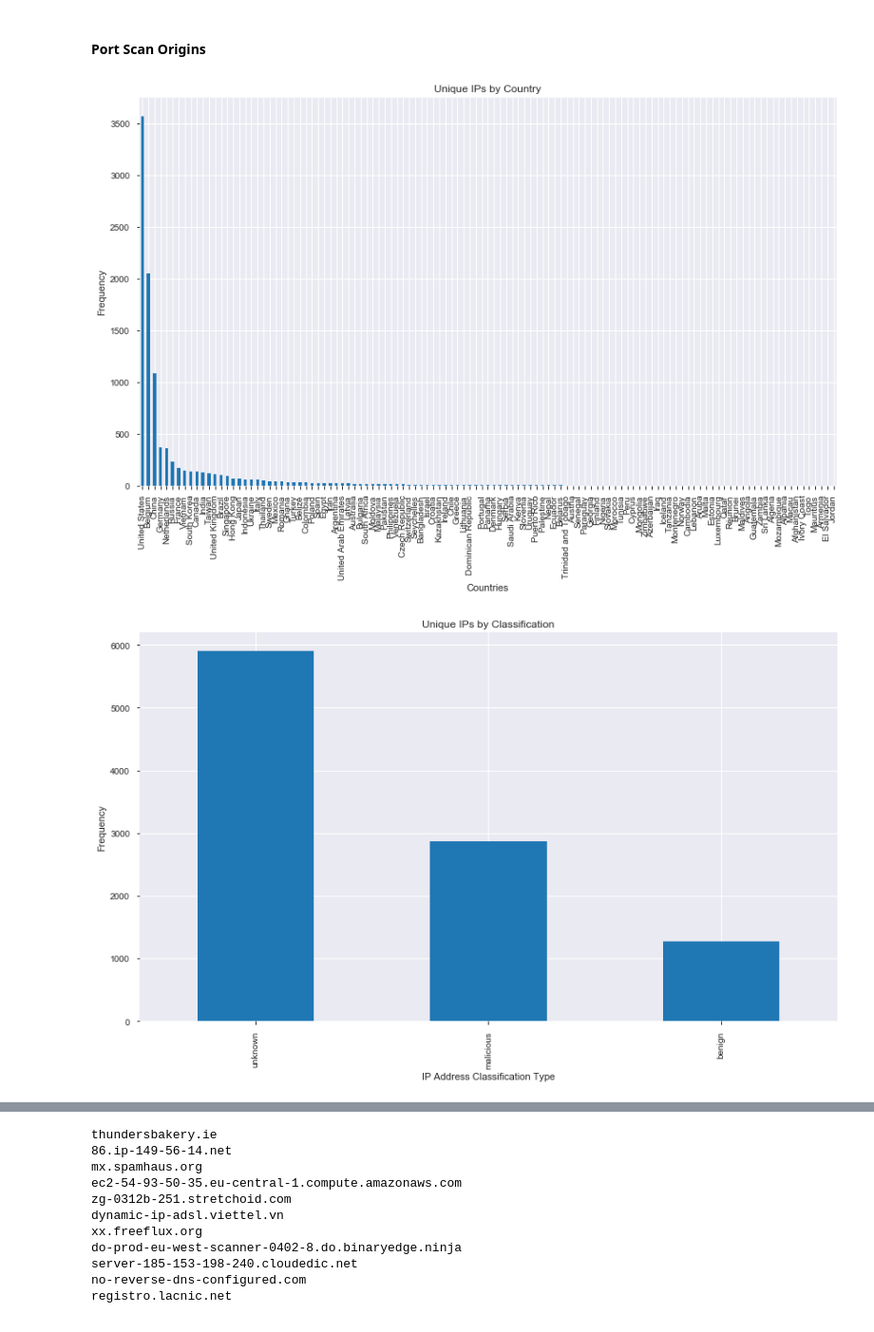
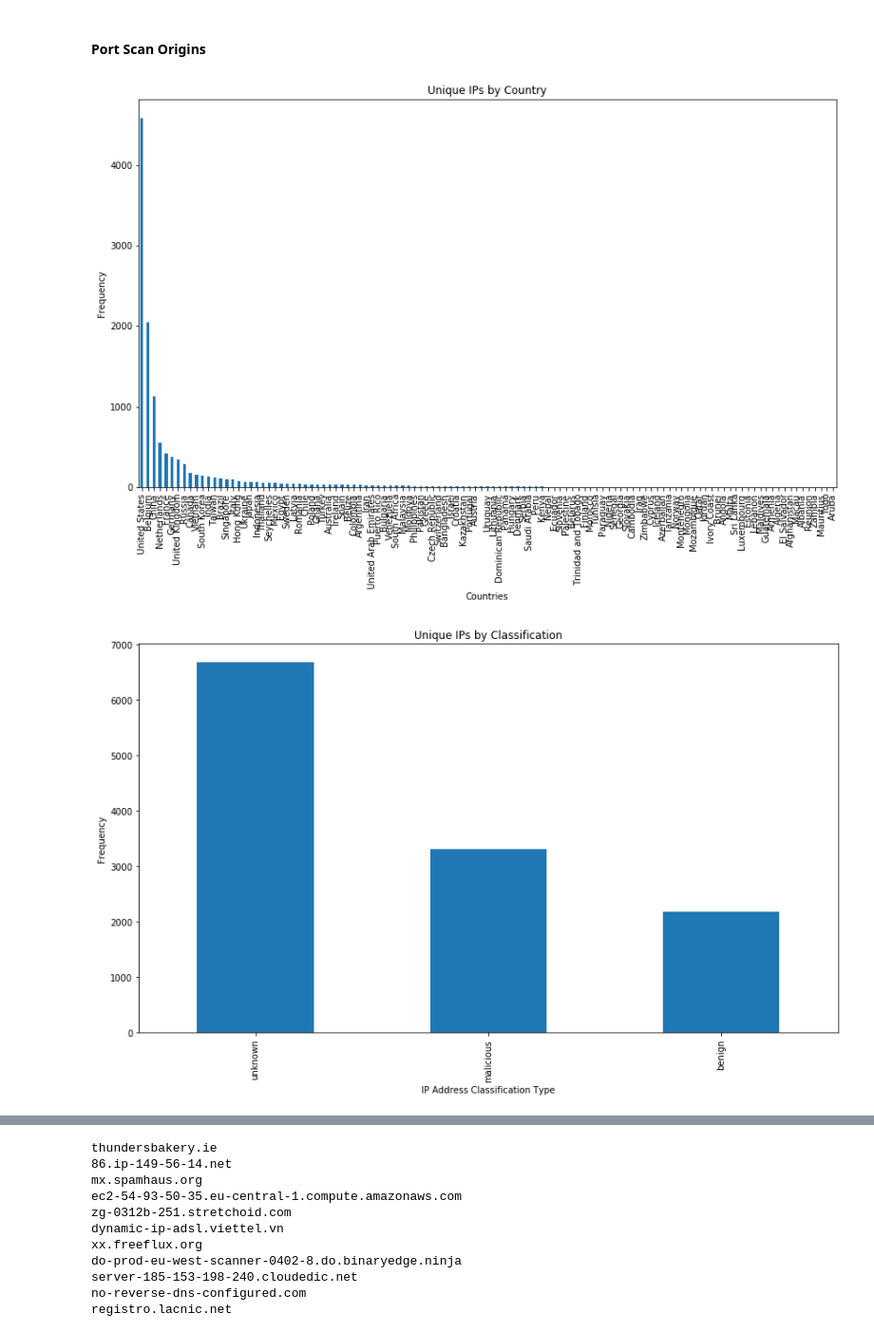
Before and after one commit to normur/ATA_honeypot, a Jupyter notebook: ATA_Honeypot_Analysis .ipynb, the cells around one changed output, grey strips where cells are left out. Shown at 95% size. Cells and saved outputs as stored; diff of their text form; code cells hidden in the pictures.

```diff
--- a/ATA_Honeypot_Analysis .ipynb
+++ b/ATA_Honeypot_Analysis .ipynb
@@ -70,3 +68,8 @@ print(len(grey_noise))
 # %% [output]
 ['ip', 'seen', 'classification', 'first_seen', 'last_seen', 'actor', 'tags', 'metadata.country', 'metadata.country_code', 'metadata.city', 'metadata.organization', 'metadata.rdns', 'metadata.asn', 'me ...
 22791
+# %%
+# Add index for id to grey_noise
+
+grey_noise['id_grey_noise'] = [x for x in range(1, len(grey_noise.values)+1)]
+# grey_noise.index.name = 'id'
@@ -109,7 +128,7 @@ AS58689        1
 Name: metadata.asn, Length: 1310, dtype: int64
 # %%
 # Get country and city data
-location = grey_noise[['metadata.city', 'metadata.country']].copy()
+location = grey_noise[['id_grey_noise','metadata.city', 'metadata.country']]
 
-#drop non-unique locations
-location_unique = location.drop_duplicates()
+# #drop non-unique locations
+# location_unique = location.drop_duplicates()
@@ -127,0 +167,6 @@ master_loc.head()
+# %%
+# merge location and master world cities
+
+new_loc = location.merge(master_loc, how='left',
+                   left_on=['metadata.city'], right_on=['city'])
+# new_loc.describe(include='all') # We will lose some cities because of they are not major cities
@@ -128,9 +193,4 @@ master_loc.head()
 # %%
-# merge location and master world cities
-new_loc = pd.merge(location_unique, master_loc, how='left',
-                   left_on=['metadata.city','metadata.country'], right_on=['city','country'])
-new_loc.describe(include='all') # We will lose some cities because of they are not major cities
-
 #Drop columns: keep only city, state,and lat long
 new_loc = new_loc.drop(columns = ['city', 'city_ascii', 'country', 'iso2',
                                   'iso3', 'admin_name', 'capital', 'population', 'id'], axis =1)
@@ -138,7 +198,7 @@ new_loc.head()
 
 #Merge lat long bacl onto grey_noise data
 
-grey_noise_loc = pd.merge(grey_noise, new_loc, how = 'left', left_on=['metadata.city','metadata.country'], right_on=['metadata.city','metadata.country'] )
+grey_noise_loc = pd.merge(grey_noise, new_loc, how = 'left', left_on=['id_grey_noise'], right_on=['id_grey_noise'] )
 # %%
 print(len(new_loc))
 print(len(grey_noise))
@@ -176,14 +236,14 @@ Parsed Data Port Scans:
 # %% [markdown]
 #### Port Scan Origins
 # %%
-ax = grey_noise_loc['metadata.country'].value_counts().plot(kind='bar',
+ax = grey_noise_loc['metadata.country_x'].value_counts().plot(kind='bar',
                                     figsize=(14,8),
                                     title="Unique IPs by Country")
 ax.set_xlabel("Countries")
 ax.set_ylabel("Frequency")
 plt.show()
 # %% [output]
-[figure, old version]
+[figure, new version]
 # %%
 ax = grey_noise_loc['classification'].value_counts().plot(kind='bar',
                                     figsize=(14,8),
@@ -192,7 +252,7 @@ ax.set_xlabel("IP Address Classification Type")
 ax.set_ylabel("Frequency")
 plt.show()
 # %% [output]
-[figure, old version]
+[figure, new version]
 # %%
 ax = grey_noise_loc['metadata.os'].value_counts().plot(kind='bar',
                                     figsize=(14,8),
```
Also changed, not shown: parts of 38 cells of this notebook.
